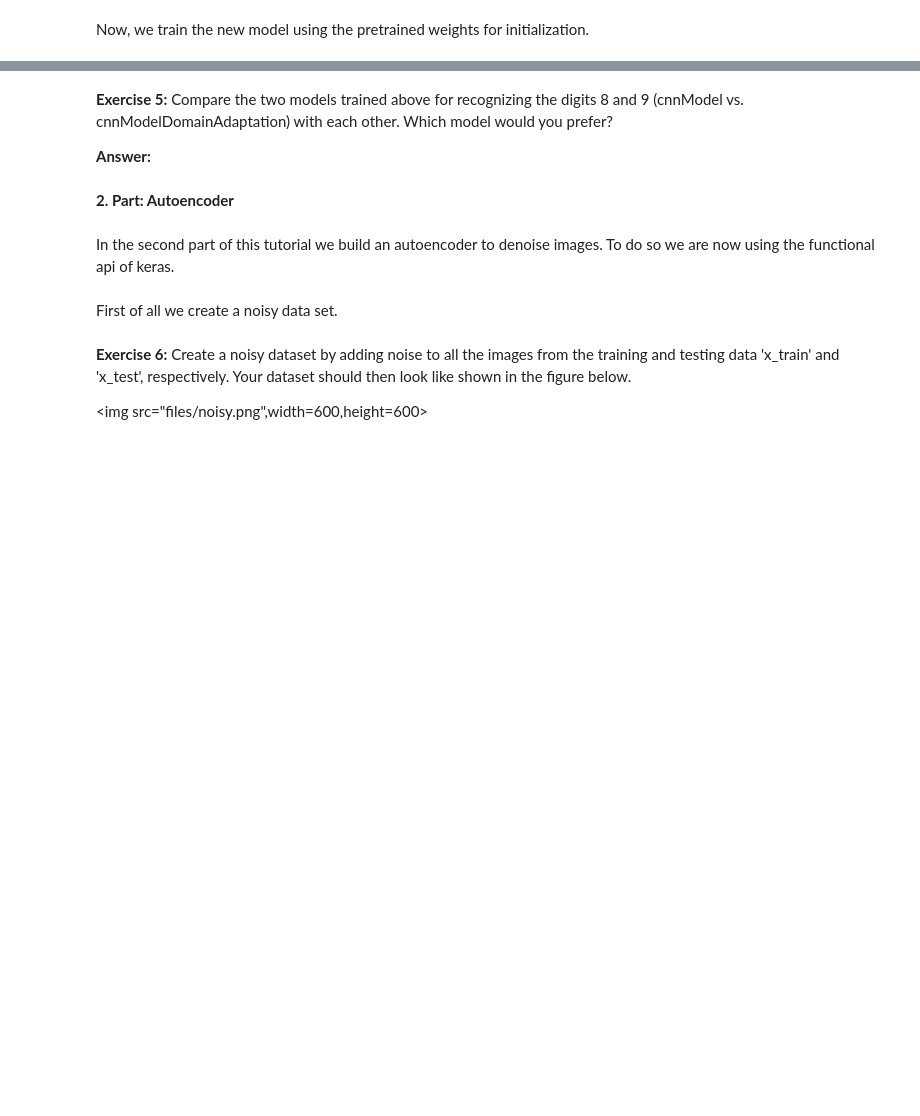
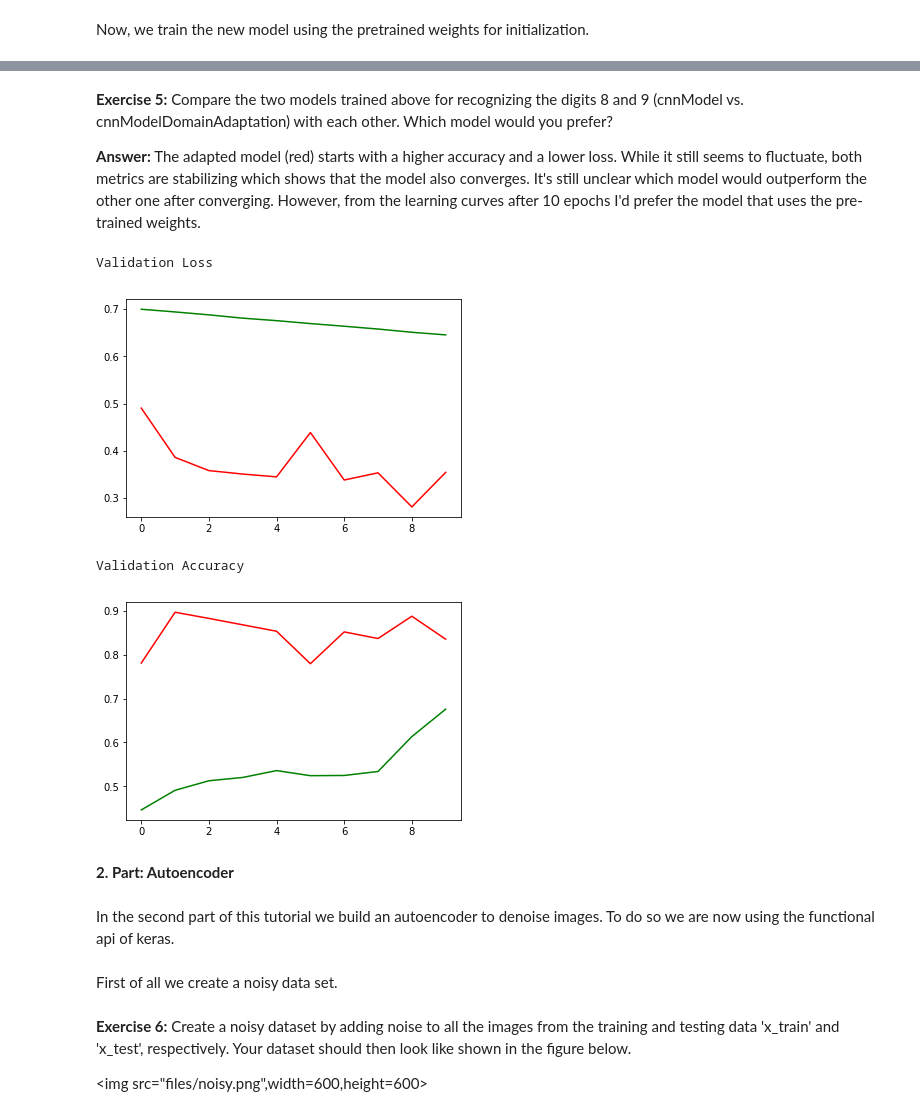
Before and after one commit to WGierke/master_programme, a Jupyter notebook: Intelligent_Data_Analysis_2/Exercise3/NeuralNets_auto_domain.ipynb, the cells around one changed output, grey strips where cells are left out. Drawn from its saved outputs; the diff is of its cells as text; code cells hidden in the pictures; blank space fills up the shorter version.

```diff
--- a/Intelligent_Data_Analysis_2/Exercise3/NeuralNets_auto_domain.ipynb
+++ b/Intelligent_Data_Analysis_2/Exercise3/NeuralNets_auto_domain.ipynb
@@ -178,0 +314,21 @@ cnnModelDomainAdaptation.summary()
+# %%
+nb_filters_one = 32
+nb_filters_two = 64
+nb_conv = 3
+nb_pool = 2
+dense_size = 128
+nb_classes = 2
+
+cnnModelDomainAdaptation = Sequential()
+cnnModelDomainAdaptation.add(Conv2D(nb_filters_one, kernel_size=(nb_conv, nb_conv),
+                 activation='relu', input_shape=input_shape,name='conv', weights=cnnModel.layers[0].get_weights()))
+#cnnModel.add(Conv2D(nb_filters_two, (nb_conv, nb_conv), activation='relu'))
+cnnModelDomainAdaptation.add(MaxPooling2D(pool_size=(nb_pool, nb_pool),name='max', weights=cnnModel.layers[1].get_weights()))
+cnnModelDomainAdaptation.add(Dropout(0.25))
+cnnModelDomainAdaptation.add(Flatten())
+cnnModelDomainAdaptation.add(Dense(dense_size, activation='relu',name='dense', weights=cnnModel.layers[4].get_weights()))
+cnnModelDomainAdaptation.add(Dropout(0.5))
+cnnModelDomainAdaptation.add(Dense(nb_classes, activation='softmax'))
+
+cnnModelDomainAdaptation.compile(loss='categorical_crossentropy', optimizer='SGD', metrics=['accuracy'])
+cnnModelDomainAdaptation.summary()
@@ -183,6 +357,6 @@ batch_size = 128
 encoder = LabelEncoder().fit(y_train_8and9)
 oneHotLabelTrain = np_utils.to_categorical(encoder.transform(y_train_8and9), len(np.unique(y_train_8and9)))
 oneHotLabelTest  = np_utils.to_categorical(encoder.transform(y_test_8and9), len(np.unique(y_test_8and9)))
-learnHistSimple = cnnModelDomainAdaptation.fit(x_train_8and9,oneHotLabelTrain,validation_data=(x_test_8and9,oneHotLabelTest),
+learnHistAdaption = cnnModelDomainAdaptation.fit(x_train_8and9,oneHotLabelTrain,validation_data=(x_test_8and9,oneHotLabelTest),
                                   batch_size=batch_size,
                                   epochs=10)
@@ -190,7 +382,21 @@ learnHistSimple = cnnModelDomainAdaptation.fit(x_train_8and9,oneHotLabelTrain,va
 <b>Exercise 5:</b>
 Compare the two models trained above for recognizing the digits 8 and 9 (cnnModel vs. cnnModelDomainAdaptation) with each other. Which model would you prefer?
 
-<b>Answer:</b>
+<b>Answer:</b> The adapted model (red) starts with a higher accuracy and a lower loss. While it still seems to fluctuate, both metrics are stabilizing which shows that the model also converges. It's still unclear which model would outperform the other one after converging. However, from the learning curves after 10 epochs I'd prefer the model that uses the pre-trained weights.
+# %%
+print("Validation Loss")
+plt.plot(learnHistSimple.history['val_loss'], color='green')
+plt.plot(learnHistAdaption.history['val_loss'], color='red')
+plt.show()
+print("Validation Accuracy")
+plt.plot(learnHistSimple.history['val_acc'], color='green')
+plt.plot(learnHistAdaption.history['val_acc'], color='red')
+plt.show()
+# %% [output]
+Validation Loss
+[figure, added]
+Validation Accuracy
+[figure, added]
 # %% [markdown]
 <b>2. Part: Autoencoder</b>
 # %% [markdown]
```
Also changed, not shown: parts of 33 cells of this notebook.
